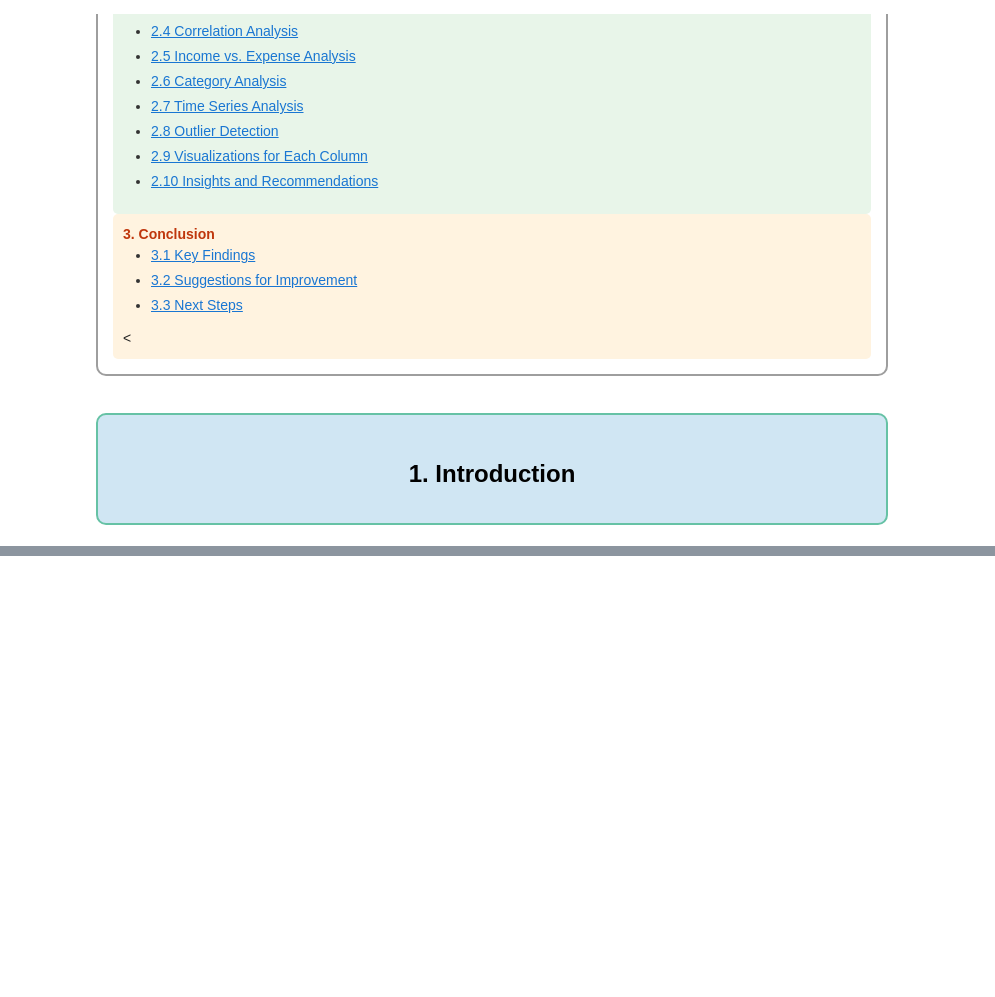
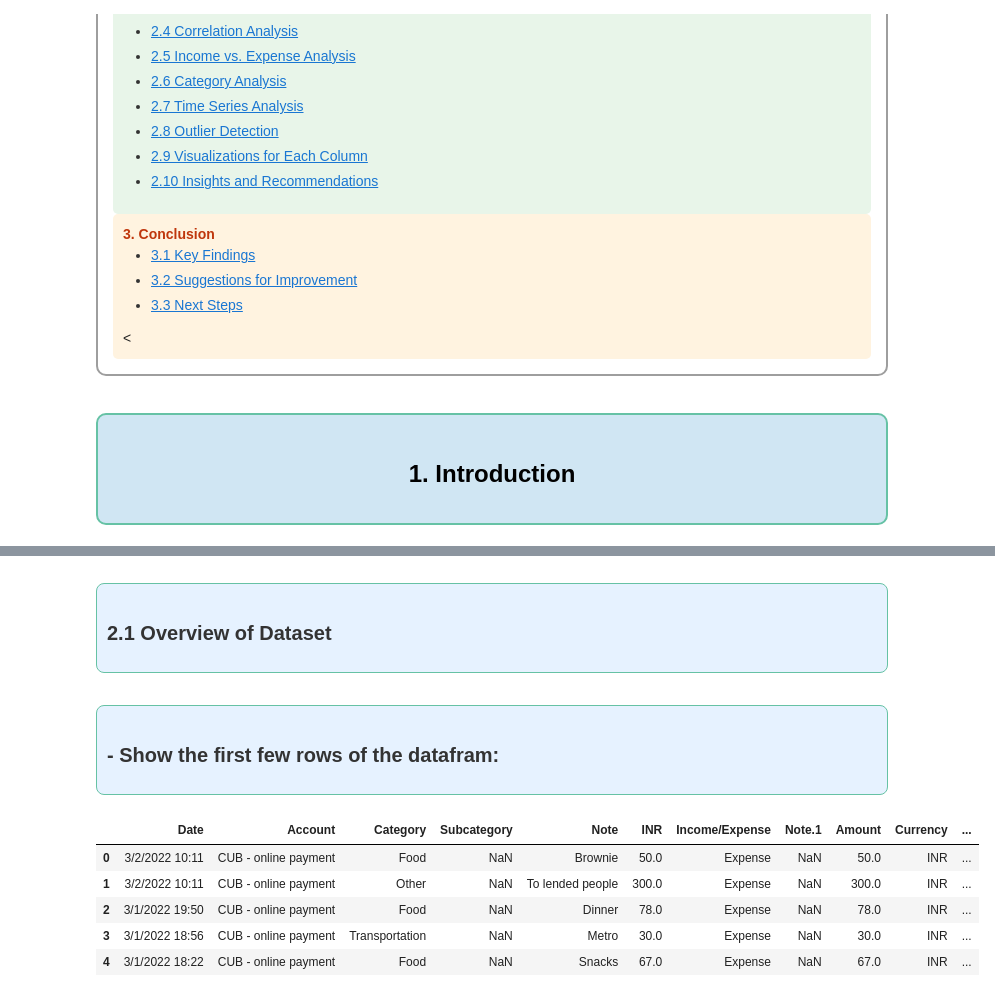
Before and after one commit to misbahkhattak718-pixel/Mentorship-Program--Devsil, a Jupyter notebook: Weekly Mini Projects/Week 1/Daily Expense Tracker + EDA Report.ipynb, the cells around one changed output, grey strips where cells are left out. Cells and saved outputs as stored; diff of their text form; code cells hidden in the pictures; blank space fills up the shorter version.

```diff
--- a/Weekly Mini Projects/Week 1/Daily Expense Tracker + EDA Report.ipynb
+++ b/Weekly Mini Projects/Week 1/Daily Expense Tracker + EDA Report.ipynb
@@ -88,0 +159,3 @@
+# %%
+# load the dataset:
+df = pd.read_csv('../../Practice/01_python_first/expense_data_1.csv')
@@ -88,0 +169,21 @@
+# %% [markdown]
+<div style="background-color:#E6F2FF; padding: 10px; border-radius: 8px; box-shadow: 0 1px 3px 0 rgba(0, 0, 0, 0.1); border:1px solid #66C2A5; margin-top: 10px; margin-left: 20px;">
+    <h2 style="font-size:20px; font-family:Georgia, serif; color:#333333; text-align: left; margin: 0;">
+    2.1 Overview of Dataset
+    </h2>
+</div>
+# %% [markdown]
+<div style="background-color:#E6F2FF; padding: 10px; border-radius: 8px; box-shadow: 0 1px 3px 0 rgba(0, 0, 0, 0.1); border:1px solid #66C2A5; margin-top: 10px; margin-left: 20px;">
+    <h2 style="font-size:20px; font-family:Georgia, serif; color:#333333; text-align: left; margin: 0;">
+    - Show the first few rows of the datafram:
+    </h2>
+</div>
+# %%
+df.head()
+# %% [output]
+|  | Date | Account | Category | Subcategory | Note | INR | Income/Expense | Note.1 | Amount | Currency | ... |
+| 0 | 3/2/2022 10:11 | CUB - online payment | Food | NaN | Brownie | 50.0 | Expense | NaN | 50.0 | INR | ... |
+| 1 | 3/2/2022 10:11 | CUB - online payment | Other | NaN | To lended people | 300.0 | Expense | NaN | 300.0 | INR | ... |
+| 2 | 3/1/2022 19:50 | CUB - online payment | Food | NaN | Dinner | 78.0 | Expense | NaN | 78.0 | INR | ... |
+| 3 | 3/1/2022 18:56 | CUB - online payment | Transportation | NaN | Metro | 30.0 | Expense | NaN | 30.0 | INR | ... |
+| 4 | 3/1/2022 18:22 | CUB - online payment | Food | NaN | Snacks | 67.0 | Expense | NaN | 67.0 | INR | ... |
```
Also changed, not shown: parts of 16 cells of this notebook.
